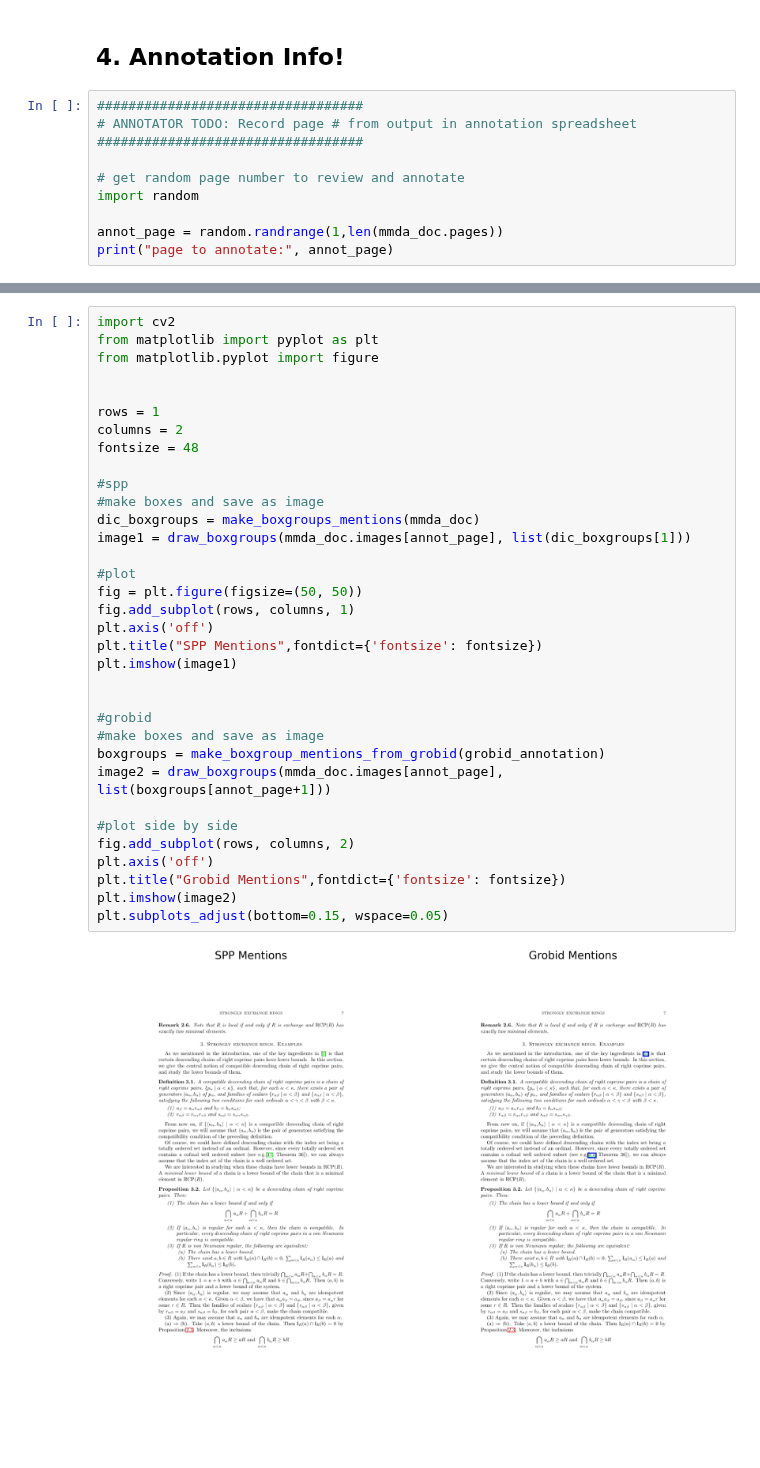
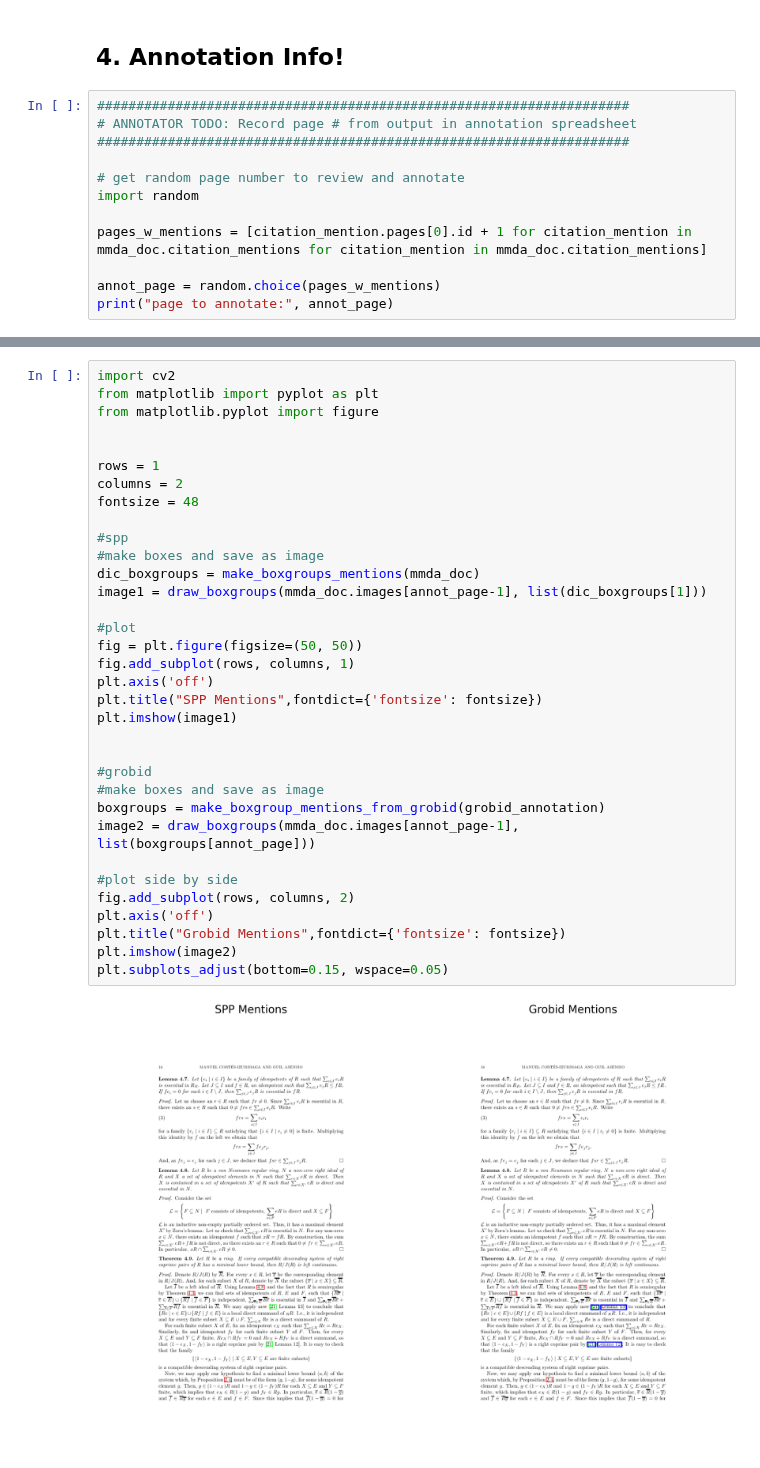
Before and after one commit to allenai/mmda, a Jupyter notebook: end_to_end_eval_easier.ipynb, the cells around one changed output, grey strips where cells are left out. Saved outputs shown, nothing was run; the diff lists cells and outputs as text; blank space fills up the shorter version.

```diff
--- a/end_to_end_eval_easier.ipynb
+++ b/end_to_end_eval_easier.ipynb
@@ -243,13 +242,15 @@ print(s2_ids)
 # %% [markdown]
 ## 4. Annotation Info!
 # %%
-##################################
+####################################################################
 # ANNOTATOR TODO: Record page # from output in annotation spreadsheet
-##################################
+####################################################################
 
 # get random page number to review and annotate
 import random
 
-annot_page = random.randrange(1,len(mmda_doc.pages))
+pages_w_mentions = [citation_mention.pages[0].id + 1 for citation_mention in mmda_doc.citation_mentions for citation_mention in mmda_doc.citation_mentions]
+
+annot_page = random.choice(pages_w_mentions)
 print("page to annotate:", annot_page)
 # %% [output]
@@ -294,33 +292,33 @@ from matplotlib import pyplot as plt
 from matplotlib.pyplot import figure
 
 
 rows = 1
 columns = 2
 fontsize = 48
 
 #spp
 #make boxes and save as image
 dic_boxgroups = make_boxgroups_mentions(mmda_doc)
-image1 = draw_boxgroups(mmda_doc.images[annot_page], list(dic_boxgroups[1]))
+image1 = draw_boxgroups(mmda_doc.images[annot_page-1], list(dic_boxgroups[1]))
 
 #plot
 fig = plt.figure(figsize=(50, 50))
 fig.add_subplot(rows, columns, 1)
 plt.axis('off')
 plt.title("SPP Mentions",fontdict={'fontsize': fontsize})
 plt.imshow(image1)
 
 
 #grobid
 #make boxes and save as image
 boxgroups = make_boxgroup_mentions_from_grobid(grobid_annotation)
-image2 = draw_boxgroups(mmda_doc.images[annot_page], list(boxgroups[annot_page+1]))
+image2 = draw_boxgroups(mmda_doc.images[annot_page-1], list(boxgroups[annot_page]))
 
 #plot side by side
 fig.add_subplot(rows, columns, 2)
 plt.axis('off')
 plt.title("Grobid Mentions",fontdict={'fontsize': fontsize})
 plt.imshow(image2)
 plt.subplots_adjust(bottom=0.15, wspace=0.05)
 # %% [output]
-[figure, old version]
+[figure, new version]
```
Also changed, not shown: parts of 7 cells of this notebook.
